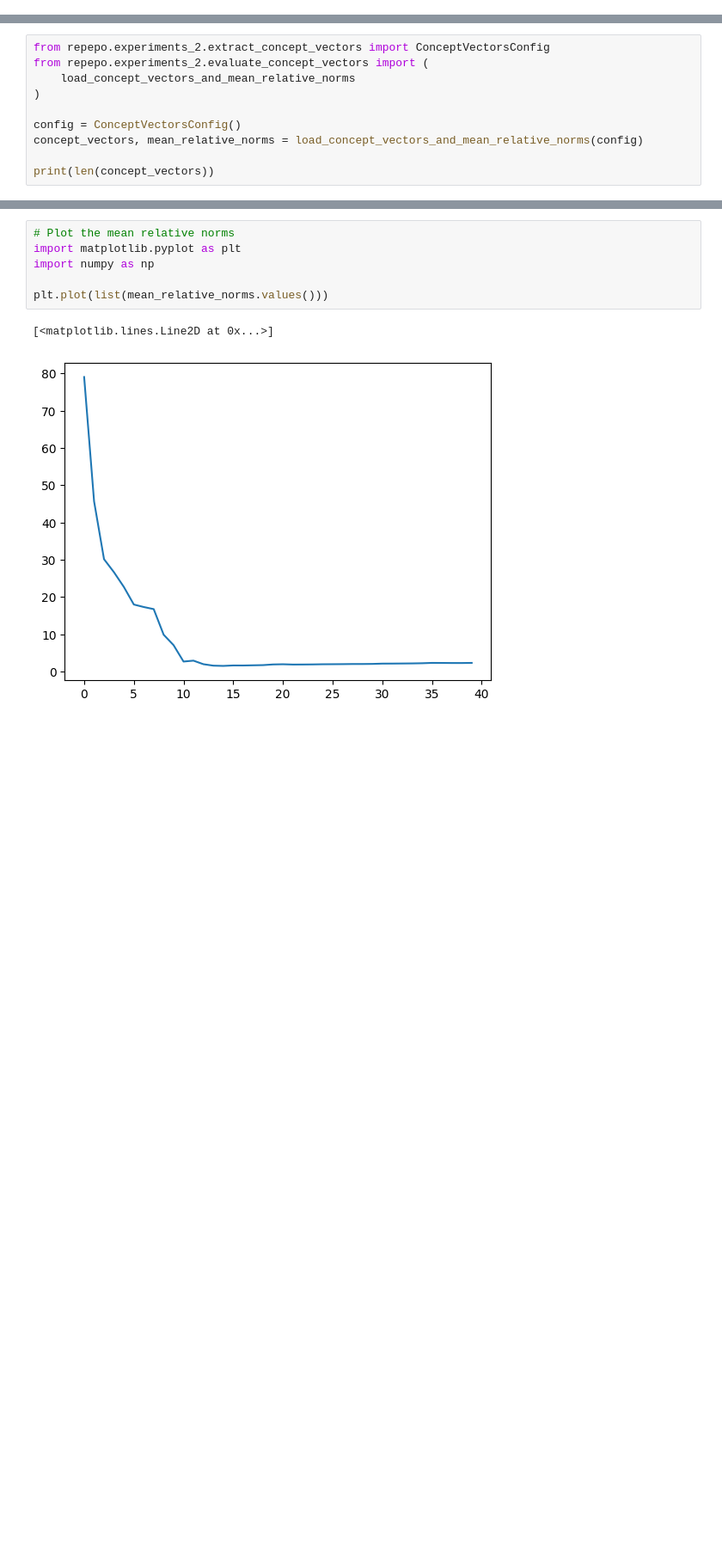
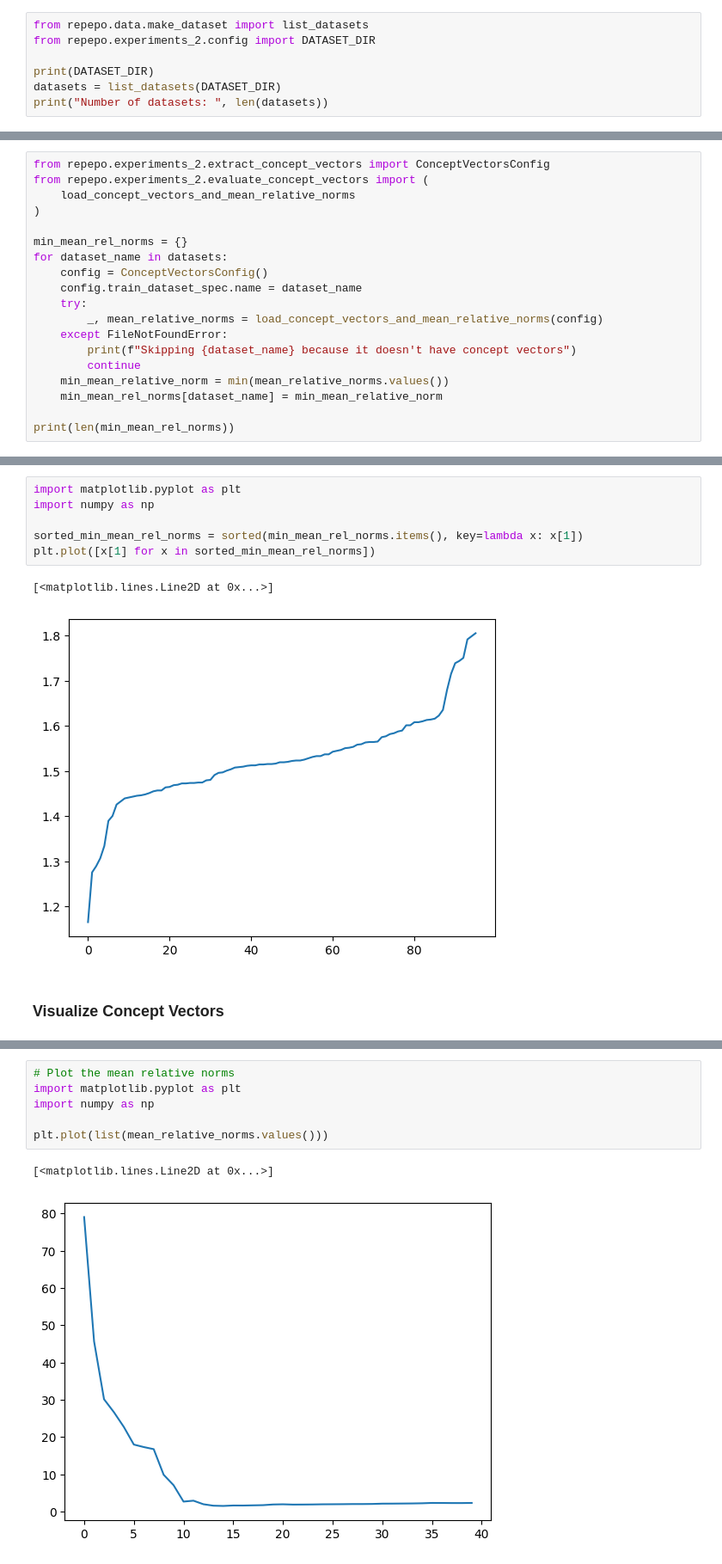
Before and after one commit to dtch1997/repepo, a Jupyter notebook: repepo/experiments_2/inspect_concept_vectors.ipynb, the cells around one changed output, grey strips where cells are left out. Shown at 86% size. Drawn from its saved outputs; the diff is of its cells as text; blank space fills up the shorter version.

```diff
--- a/repepo/experiments_2/inspect_concept_vectors.ipynb
+++ b/repepo/experiments_2/inspect_concept_vectors.ipynb
@@ -0,0 +3,7 @@
+# %%
+from repepo.data.make_dataset import list_datasets
+from repepo.experiments_2.config import DATASET_DIR
+
+print(DATASET_DIR)
+datasets = list_datasets(DATASET_DIR)
+print("Number of datasets: ", len(datasets))
@@ -4,8 +16,17 @@ from repepo.experiments_2.evaluate_concept_vectors import (
     load_concept_vectors_and_mean_relative_norms
 )
 
-config = ConceptVectorsConfig()
-concept_vectors, mean_relative_norms = load_concept_vectors_and_mean_relative_norms(config)
+min_mean_rel_norms = {}
+for dataset_name in datasets:
+    config = ConceptVectorsConfig()
+    config.train_dataset_spec.name = dataset_name
+    try:
+        _, mean_relative_norms = load_concept_vectors_and_mean_relative_norms(config)
+    except FileNotFoundError:
+        print(f"Skipping {dataset_name} because it doesn't have concept vectors")
+        continue
+    min_mean_relative_norm = min(mean_relative_norms.values())
+    min_mean_rel_norms[dataset_name] = min_mean_relative_norm
 
-print(len(concept_vectors))
+print(len(min_mean_rel_norms))
 # %% [output]
@@ -12,0 +50,11 @@ print(len(concept_vectors))
+# %%
+import matplotlib.pyplot as plt
+import numpy as np
+
+sorted_min_mean_rel_norms = sorted(min_mean_rel_norms.items(), key=lambda x: x[1])
+plt.plot([x[1] for x in sorted_min_mean_rel_norms])
+# %% [output]
+[<matplotlib.lines.Line2D at 0x...>]
+[figure, added]
+# %% [markdown]
+### Visualize Concept Vectors
```
Also changed, not shown: parts of 5 cells of this notebook, 1 other file.
